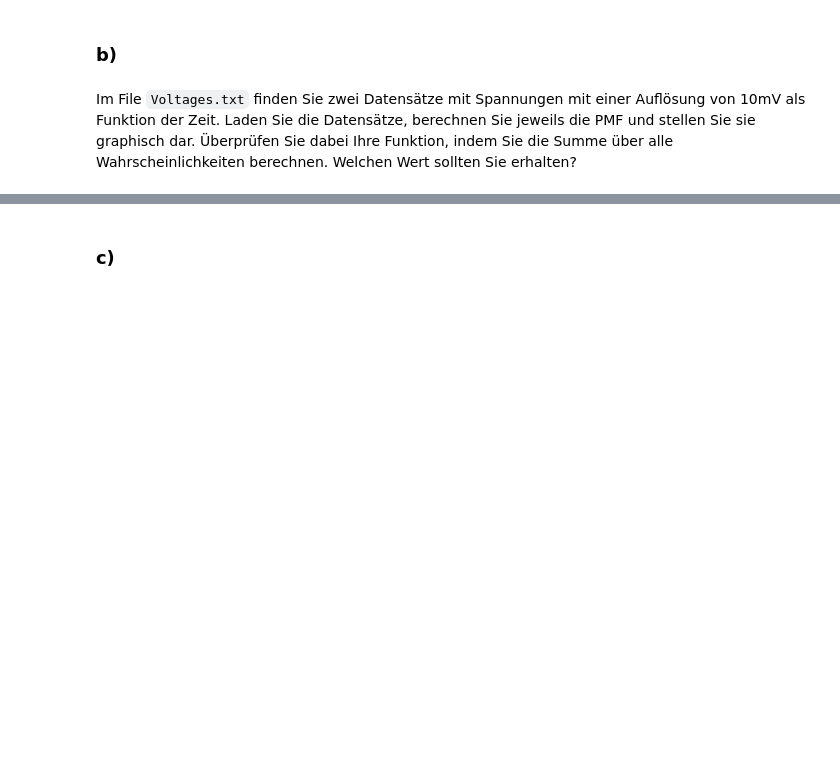
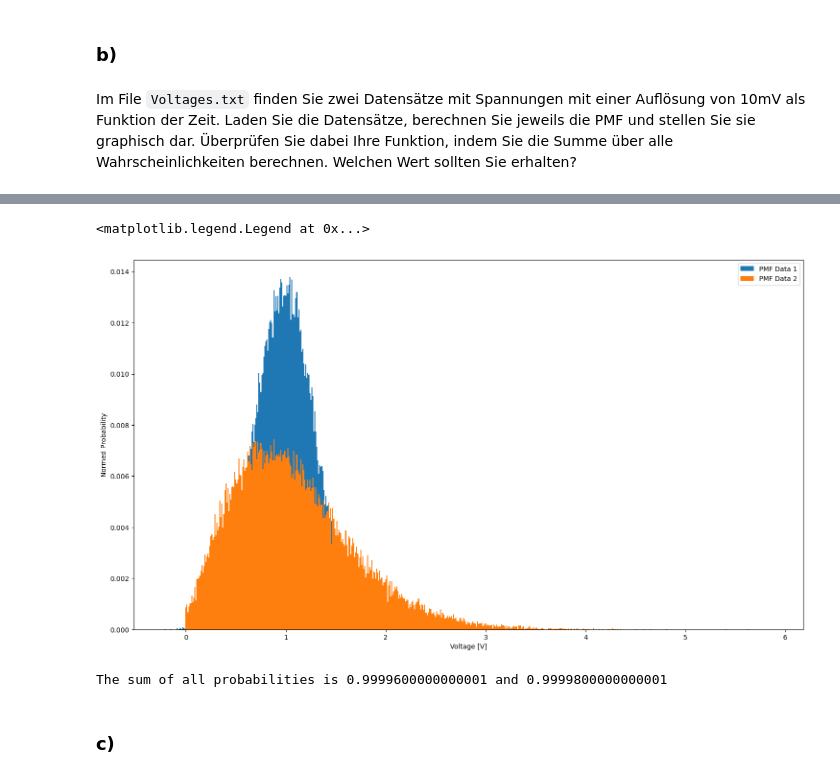
Before and after one commit to fflopsi/datenanalyse, a Jupyter notebook: exercises/08/Aufgabenblatt_8.ipynb, the cells around one changed output, grey strips where cells are left out. Drawn from its saved outputs; the diff is of its cells as text; code cells hidden in the pictures; blank space fills up the shorter version.

```diff
--- a/exercises/08/Aufgabenblatt_8.ipynb
+++ b/exercises/08/Aufgabenblatt_8.ipynb
@@ -34,3 +34,8 @@ Sie können dazu die `np.histogramm` Funktion benutzen, beachten Sie dabei, dass
+# %%
+def my_pmf(data, resolution):
+    bins = np.arange(np.min(data), np.max(data), resolution)
+    hist = np.histogram(data, bins=bins)[0]
+    return bins[:-1], hist/len(data)
 # %% [markdown]
 ### b)
 # %% [markdown]
@@ -38,3 +59,20 @@ Im File `Voltages.txt` finden Sie zwei Datensätze mit Spannungen mit einer Aufl
+# %%
+pmf1 = my_pmf(U1, res)
+pmf2 = my_pmf(U2, res)
+
+_, ax  = plt.subplots(figsize=(18,10))
+ax.set_xlabel('Voltage [V]')
+ax.set_ylabel('Normed Probability')
+ax.bar(pmf1[0], pmf1[1], width=res, label='PMF Data 1')
+ax.bar(pmf2[0], pmf2[1], width=res, label='PMF Data 2')
+ax.legend()
+# %% [output]
+<matplotlib.legend.Legend at 0x...>
+[figure, added]
+# %%
+print(f'The sum of all probabilities is {np.sum(pmf1[1])} and {np.sum(pmf2[1])}')
+# %% [output]
+The sum of all probabilities is 0.9999600000000001 and 0.9999800000000001
 # %% [markdown]
 ### c)
 # %% [markdown]
```
Also changed, not shown: parts of 13 cells of this notebook.
